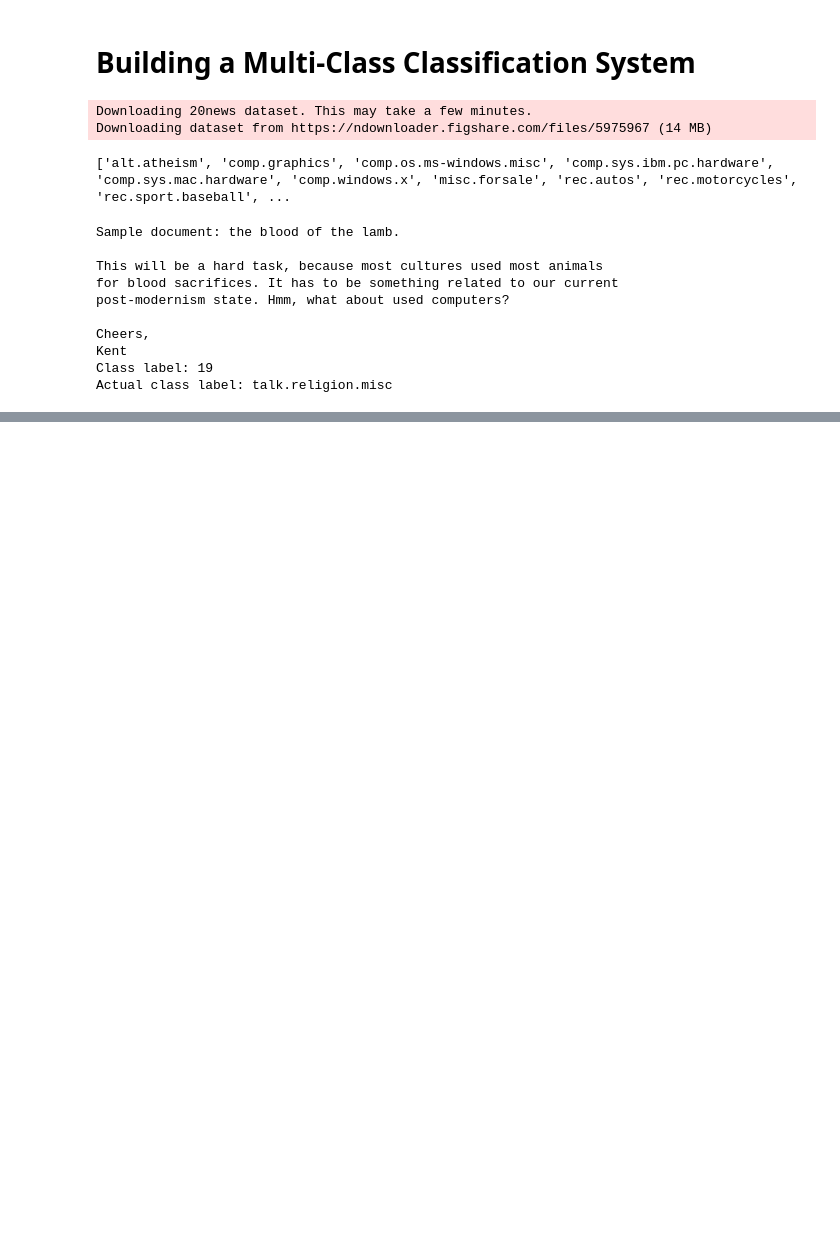
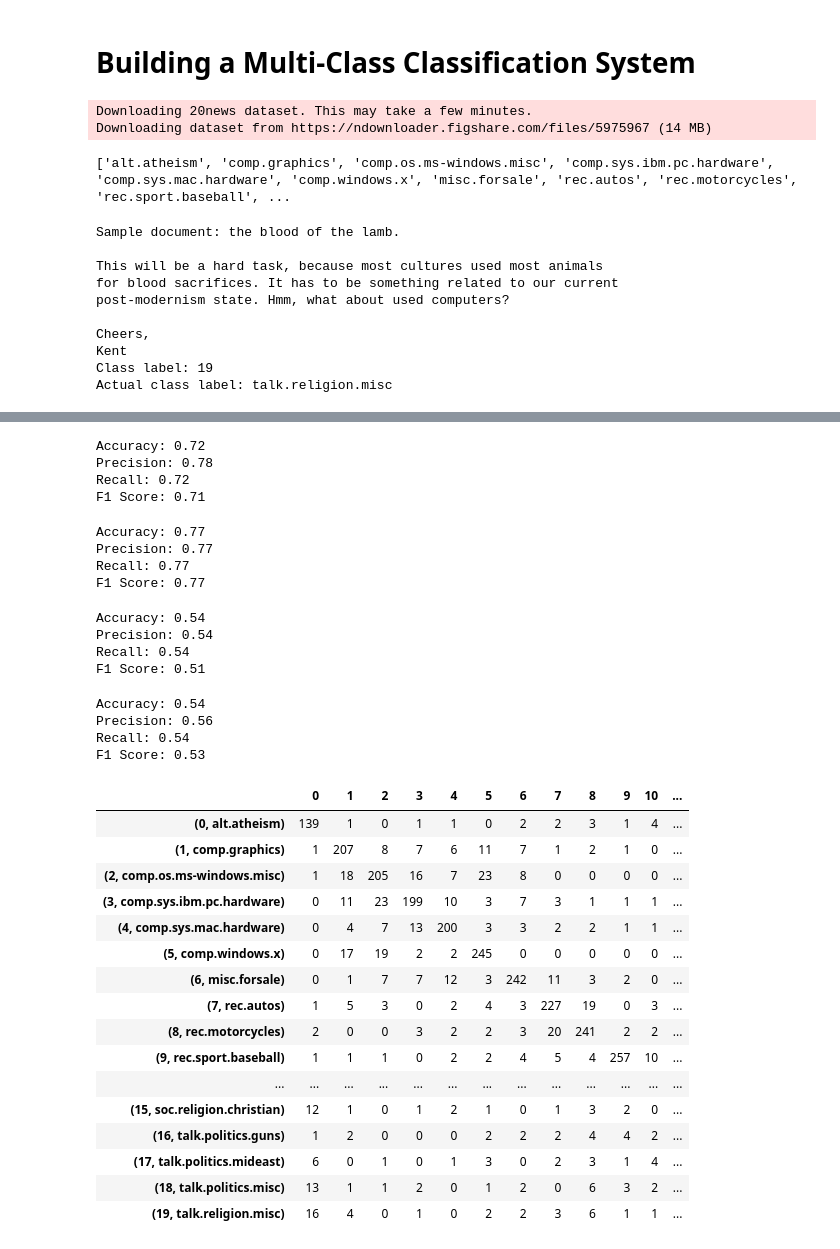
Before and after one commit to abevieiramota/text-analytics-with-python, a Jupyter notebook: Chapter-4/Chapter 4.ipynb, the cells around one changed output, grey strips where cells are left out. Cells and saved outputs as stored; diff of their text form; code cells hidden in the pictures; blank space fills up the shorter version.

```diff
--- a/Chapter-4/Chapter 4.ipynb
+++ b/Chapter-4/Chapter 4.ipynb
@@ -401,0 +444,20 @@ train_corpus, test_corpus, train_labels, test_labels = prepare_datasets(corpus,
+# %%
+from sklearn import metrics
+import numpy as np
+
+def get_metrics(true_labels, predicted_labels):
+
+    print('Accuracy:', np.round(metrics.accuracy_score(true_labels, predicted_labels), 2))
+    print('Precision:', np.round(metrics.precision_score(true_labels, predicted_labels, average='weighted'), 2))
+    print('Recall:', np.round(metrics.recall_score(true_labels, predicted_labels, average='weighted'), 2))
+    print('F1 Score:', np.round(metrics.f1_score(true_labels, predicted_labels, average='weighted'), 2))
+# %%
+def train_predict_evaluate_model(classifier, train_features, train_labels, test_features, test_labels):
+
+    classifier.fit(train_features, train_labels)
+    predictions = classifier.predict(test_features)
+
+    get_metrics(true_labels=test_labels,
+                predicted_labels=predictions)
+
+    return predictions
@@ -401,0 +488,60 @@ train_corpus, test_corpus, train_labels, test_labels = prepare_datasets(corpus,
+# %%
+mnb_tfidf_predictions = train_predict_evaluate_model(classifier=mnb, train_features=tfidf_train_features,
+                                                    train_labels=train_labels, test_features=tfidf_test_features,
+                                                    test_labels=test_labels)
+# %% [output]
+Accuracy: 0.72
+Precision: 0.78
+Recall: 0.72
+F1 Score: 0.71
+# %%
+svm_tfidf_predictions = train_predict_evaluate_model(classifier=svm, train_features=tfidf_train_features,
+                                                    train_labels=train_labels, test_features=tfidf_test_features,
+                                                    test_labels=test_labels)
+# %% [output]
+Accuracy: 0.77
+Precision: 0.77
+Recall: 0.77
+F1 Score: 0.77
+# %%
+svm_avgwv_predictions = train_predict_evaluate_model(classifier=svm, train_features=avg_wv_train_features,
+                                                    train_labels=train_labels, test_features=avg_wv_test_features,
+                                                    test_labels=test_labels)
+# %% [output]
+Accuracy: 0.54
+Precision: 0.54
+Recall: 0.54
+F1 Score: 0.51
+# %%
+svm_tfidfwv_predictions = train_predict_evaluate_model(classifier=svm, train_features=tfidf_wv_train_features,
+                                                    train_labels=train_labels, test_features=tfidf_wv_test_features,
+                                                    test_labels=test_labels)
+# %% [output]
+Accuracy: 0.54
+Precision: 0.56
+Recall: 0.54
+F1 Score: 0.53
+# %%
+import pandas as pd
+
+cm = metrics.confusion_matrix(test_labels, svm_tfidf_predictions)
+
+pd.DataFrame(cm, index=zip(range(20), dataset.target_names), columns=range(20))
+# %% [output]
+|  | 0 | 1 | 2 | 3 | 4 | 5 | 6 | 7 | 8 | 9 | 10 | ... |
+| (0, alt.atheism) | 139 | 1 | 0 | 1 | 1 | 0 | 2 | 2 | 3 | 1 | 4 | ... |
+| (1, comp.graphics) | 1 | 207 | 8 | 7 | 6 | 11 | 7 | 1 | 2 | 1 | 0 | ... |
+| (2, comp.os.ms-windows.misc) | 1 | 18 | 205 | 16 | 7 | 23 | 8 | 0 | 0 | 0 | 0 | ... |
+| (3, comp.sys.ibm.pc.hardware) | 0 | 11 | 23 | 199 | 10 | 3 | 7 | 3 | 1 | 1 | 1 | ... |
+| (4, comp.sys.mac.hardware) | 0 | 4 | 7 | 13 | 200 | 3 | 3 | 2 | 2 | 1 | 1 | ... |
+| (5, comp.windows.x) | 0 | 17 | 19 | 2 | 2 | 245 | 0 | 0 | 0 | 0 | 0 | ... |
+| (6, misc.forsale) | 0 | 1 | 7 | 7 | 12 | 3 | 242 | 11 | 3 | 2 | 0 | ... |
+| (7, rec.autos) | 1 | 5 | 3 | 0 | 2 | 4 | 3 | 227 | 19 | 0 | 3 | ... |
+| (8, rec.motorcycles) | 2 | 0 | 0 | 3 | 2 | 2 | 3 | 20 | 241 | 2 | 2 | ... |
+| (9, rec.sport.baseball) | 1 | 1 | 1 | 0 | 2 | 2 | 4 | 5 | 4 | 257 | 10 | ... |
+| ... | ... | ... | ... | ... | ... | ... | ... | ... | ... | ... | ... | ... |
+| (15, soc.religion.christian) | 12 | 1 | 0 | 1 | 2 | 1 | 0 | 1 | 3 | 2 | 0 | ... |
+| (16, talk.politics.guns) | 1 | 2 | 0 | 0 | 0 | 2 | 2 | 2 | 4 | 4 | 2 | ... |
+| (17, talk.politics.mideast) | 6 | 0 | 1 | 0 | 1 | 3 | 0 | 2 | 3 | 1 | 4 | ... |
+| (18, talk.politics.misc) | 13 | 1 | 1 | 2 | 0 | 1 | 2 | 0 | 6 | 3 | 2 | ... |
+| (19, talk.religion.misc) | 16 | 4 | 0 | 1 | 0 | 2 | 2 | 3 | 6 | 1 | 1 | ... |
```
Also changed, not shown: parts of 23 cells of this notebook, 2 other files.
